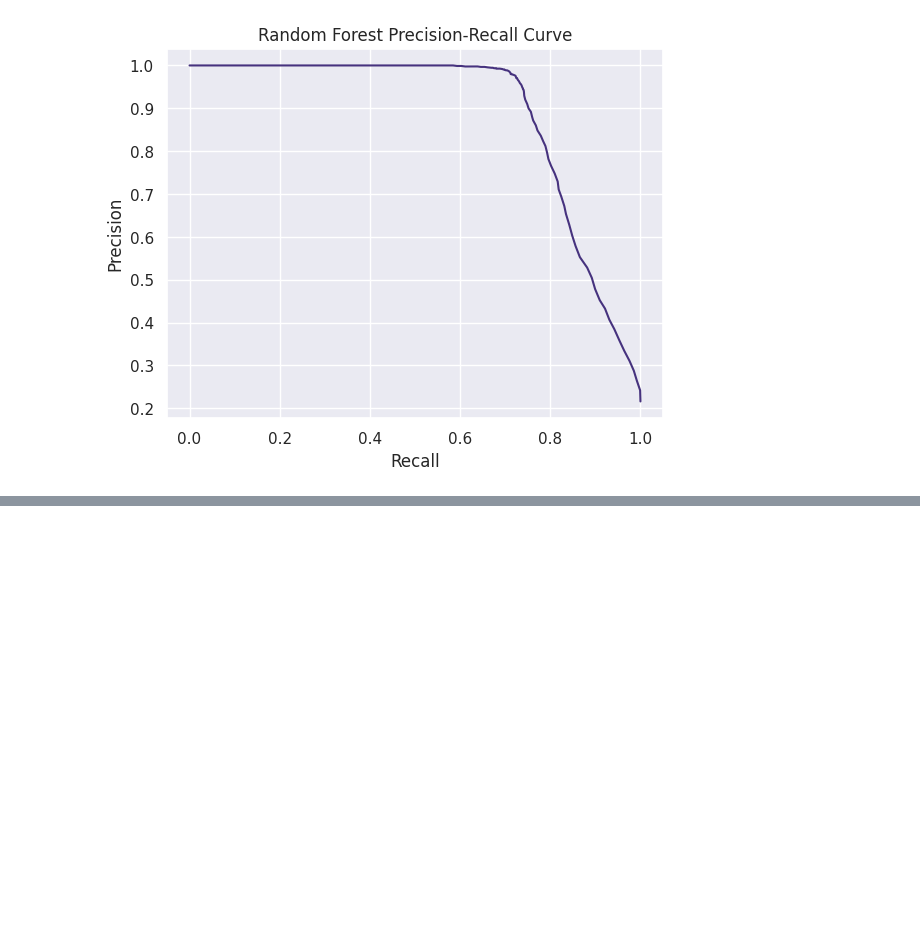
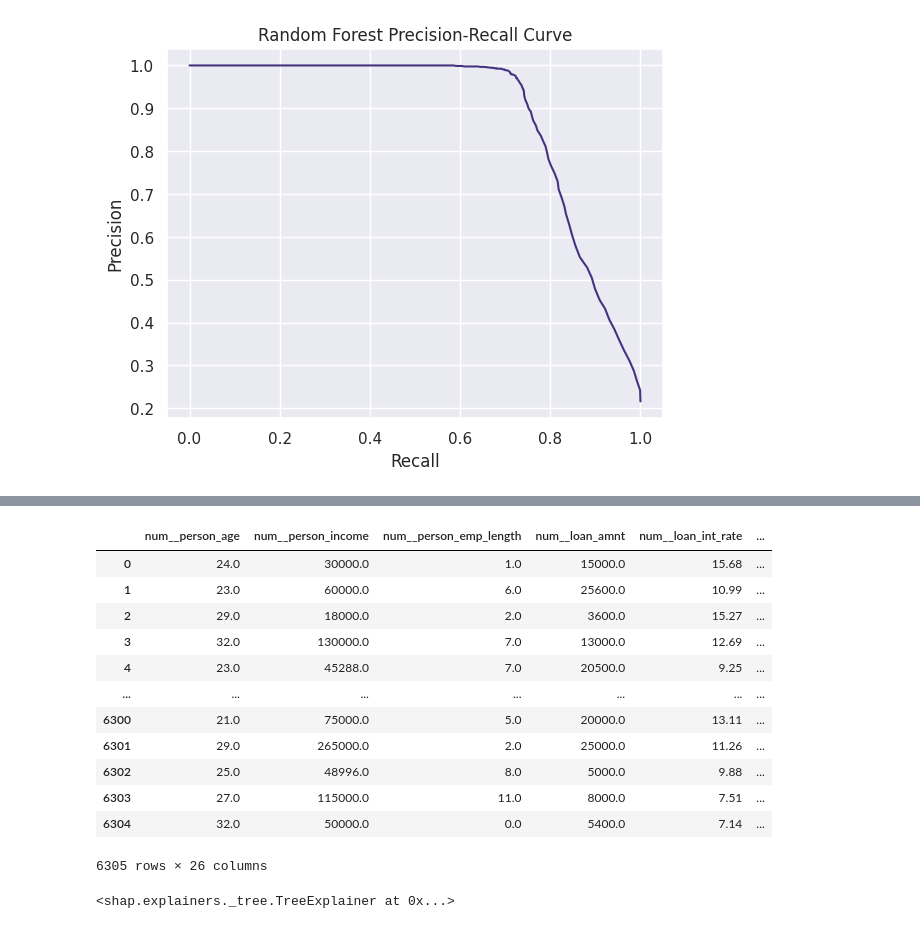
Before and after one commit to code-with-ayyan/credit-risk-assesment, a Jupyter notebook: main.ipynb, the cells around one changed output, grey strips where cells are left out. Cells and saved outputs as stored; diff of their text form; code cells hidden in the pictures; blank space fills up the shorter version.

```diff
--- a/main.ipynb
+++ b/main.ipynb
@@ -475,0 +578,3 @@ weighted avg       0.94      0.94      0.93      6305
+# %%
+X_test_transformed = rf_model.named_steps['preprocessor'].transform(X_test)
+X_test_transformed
@@ -475,0 +595,3 @@ weighted avg       0.94      0.94      0.93      6305
+# %%
+feature_names = rf_model.named_steps['preprocessor'].get_feature_names_out()
+feature_names
@@ -475,0 +613,22 @@ weighted avg       0.94      0.94      0.93      6305
+# %%
+X_test_df = pd.DataFrame(X_test_transformed, columns=feature_names)
+X_test_df
+# %% [output]
+|  | num__person_age | num__person_income | num__person_emp_length | num__loan_amnt | num__loan_int_rate | ... |
+| 0 | 24.0 | 30000.0 | 1.0 | 15000.0 | 15.68 | ... |
+| 1 | 23.0 | 60000.0 | 6.0 | 25600.0 | 10.99 | ... |
+| 2 | 29.0 | 18000.0 | 2.0 | 3600.0 | 15.27 | ... |
+| 3 | 32.0 | 130000.0 | 7.0 | 13000.0 | 12.69 | ... |
+| 4 | 23.0 | 45288.0 | 7.0 | 20500.0 | 9.25 | ... |
+| ... | ... | ... | ... | ... | ... | ... |
+| 6300 | 21.0 | 75000.0 | 5.0 | 20000.0 | 13.11 | ... |
+| 6301 | 29.0 | 265000.0 | 2.0 | 25000.0 | 11.26 | ... |
+| 6302 | 25.0 | 48996.0 | 8.0 | 5000.0 | 9.88 | ... |
+| 6303 | 27.0 | 115000.0 | 11.0 | 8000.0 | 7.51 | ... |
+| 6304 | 32.0 | 50000.0 | 0.0 | 5400.0 | 7.14 | ... |
+6305 rows × 26 columns
+# %%
+explainer = shap.TreeExplainer(rf_classifier)
+explainer
+# %% [output]
+<shap.explainers._tree.TreeExplainer at 0x...>
```
Also changed, not shown: parts of 14 cells of this notebook.
